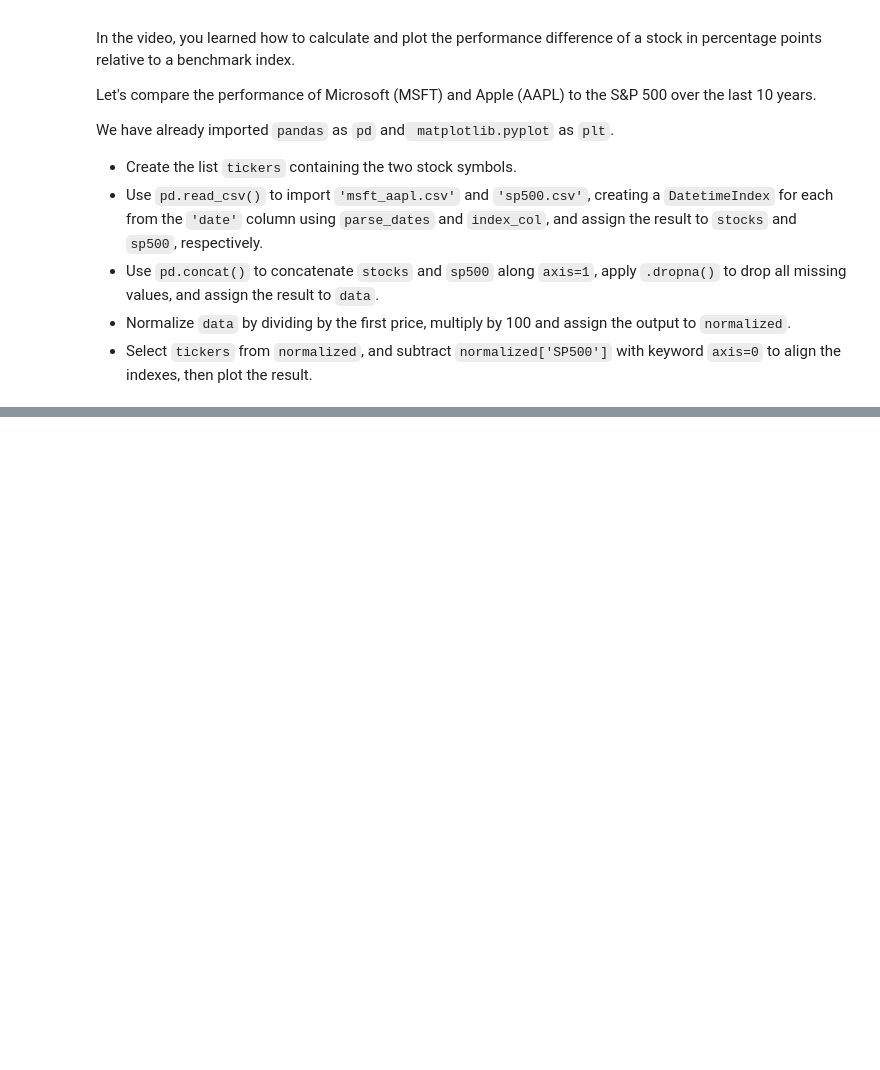
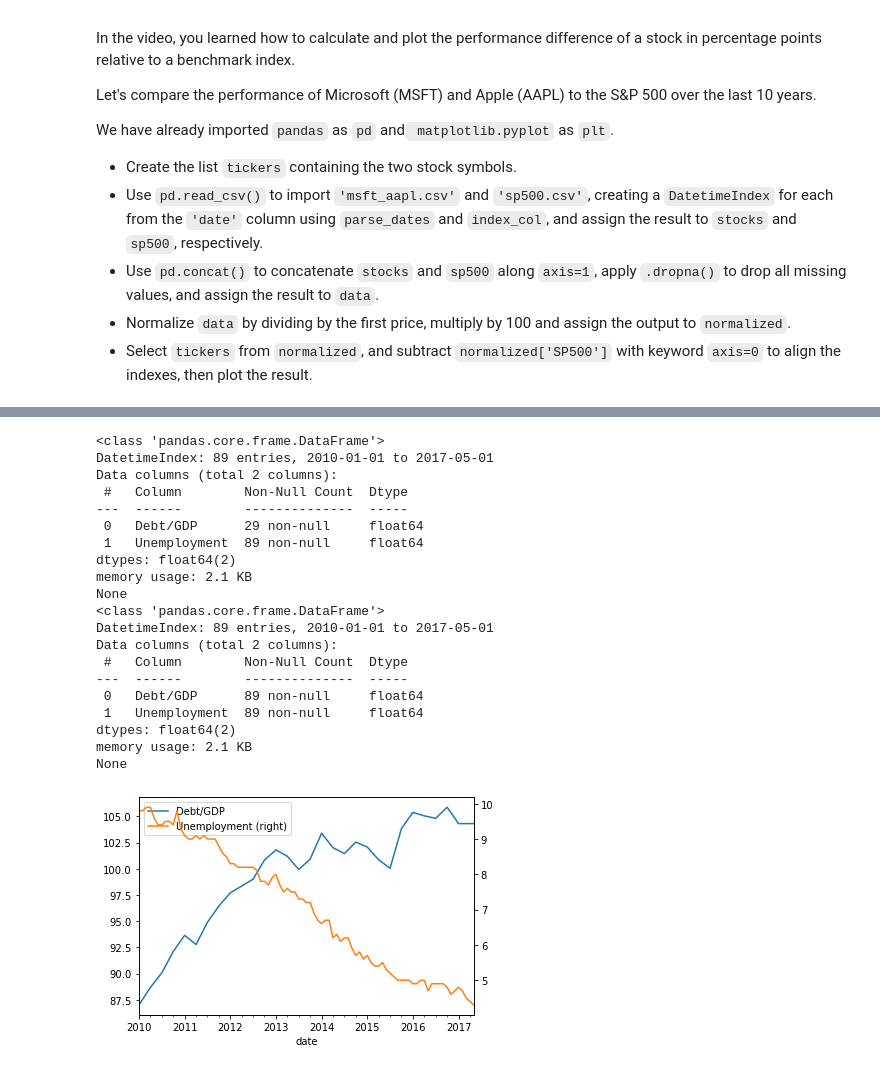
Before and after one commit to AI-MOO/Time_Series_Datacamp, a Jupyter notebook: 01_Manipulating_Time_Series_Data_in_Python/02_Basic_Time_Series_Metrics_and_Resampling.ipynb, the cells around one changed output, grey strips where cells are left out. Cells and saved outputs as stored; diff of their text form; code cells hidden in the pictures; blank space fills up the shorter version.

```diff
--- a/01_Manipulating_Time_Series_Data_in_Python/02_Basic_Time_Series_Metrics_and_Resampling.ipynb
+++ b/01_Manipulating_Time_Series_Data_in_Python/02_Basic_Time_Series_Metrics_and_Resampling.ipynb
@@ -97,0 +256,34 @@ We have already imported `pandas` as `pd` and` matplotlib.pyplot` as `plt`.
+# %%
+# Import & inspect data here
+data = pd.read_csv('datasets/debt_unemployment.csv', parse_dates=['date'], index_col='date')
+print(data.info())
+
+# Interpolate and inspect here
+interpolated = data.interpolate()
+print(interpolated.info())
+
+# Plot interpolated data here
+interpolated.plot(secondary_y='Unemployment')
+plt.show()
+# %% [output]
+<class 'pandas.core.frame.DataFrame'>
+DatetimeIndex: 89 entries, 2010-01-01 to 2017-05-01
+Data columns (total 2 columns):
+ #   Column        Non-Null Count  Dtype
+---  ------        --------------  -----
+ 0   Debt/GDP      29 non-null     float64
+ 1   Unemployment  89 non-null     float64
+dtypes: float64(2)
+memory usage: 2.1 KB
+None
+<class 'pandas.core.frame.DataFrame'>
+DatetimeIndex: 89 entries, 2010-01-01 to 2017-05-01
+Data columns (total 2 columns):
+ #   Column        Non-Null Count  Dtype
+---  ------        --------------  -----
+ 0   Debt/GDP      89 non-null     float64
+ 1   Unemployment  89 non-null     float64
+dtypes: float64(2)
+memory usage: 2.1 KB
+None
+[figure, added]
```
Also changed, not shown: parts of 17 cells of this notebook.
